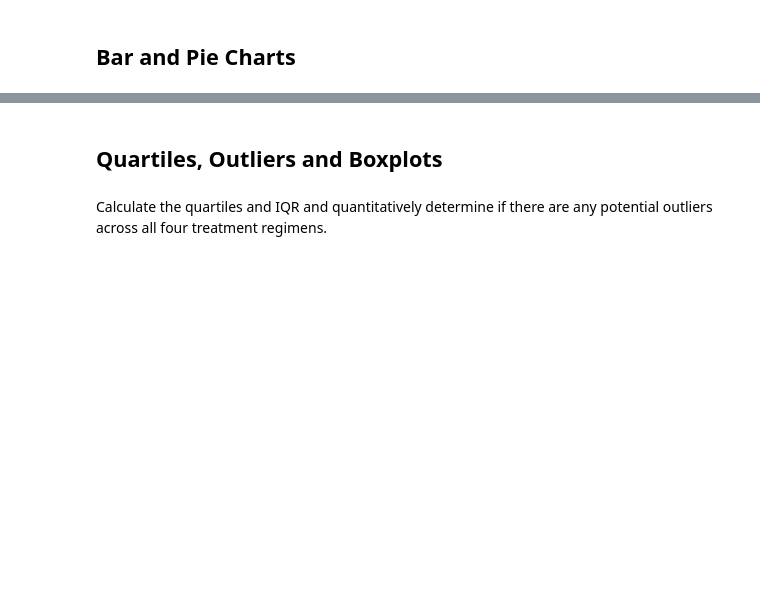
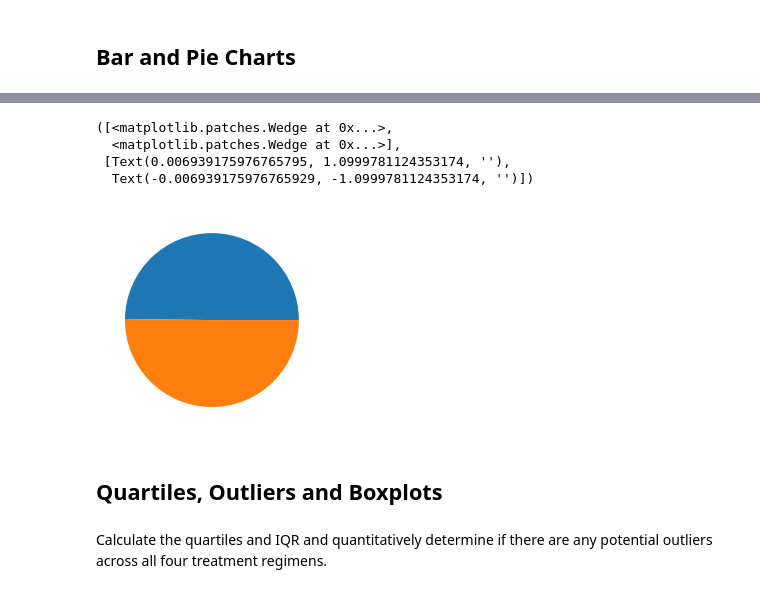
Before and after one commit to Ssimoes48/Plots-Matplotlib, a Jupyter notebook: pymaceuticals_starter.ipynb, the cells around one changed output, grey strips where cells are left out. Cells and saved outputs as stored; diff of their text form; code cells hidden in the pictures; blank space fills up the shorter version.

```diff
--- a/pymaceuticals_starter.ipynb
+++ b/pymaceuticals_starter.ipynb
@@ -83,2 +148,10 @@ clean_mice_total
 # %%
-# General identical bar plot using pyplot instead of pandas.
+# Generate identical pie plot using pyplot
+
+plt.pie(mice_gender)
+# %% [output]
+([<matplotlib.patches.Wedge at 0x...>,
+  <matplotlib.patches.Wedge at 0x...>],
+ [Text(0.006939175976765795, 1.0999781124353174, ''),
+  Text(-0.006939175976765929, -1.0999781124353174, '')])
+[figure, added]
```
Also changed, not shown: parts of 8 cells of this notebook.
